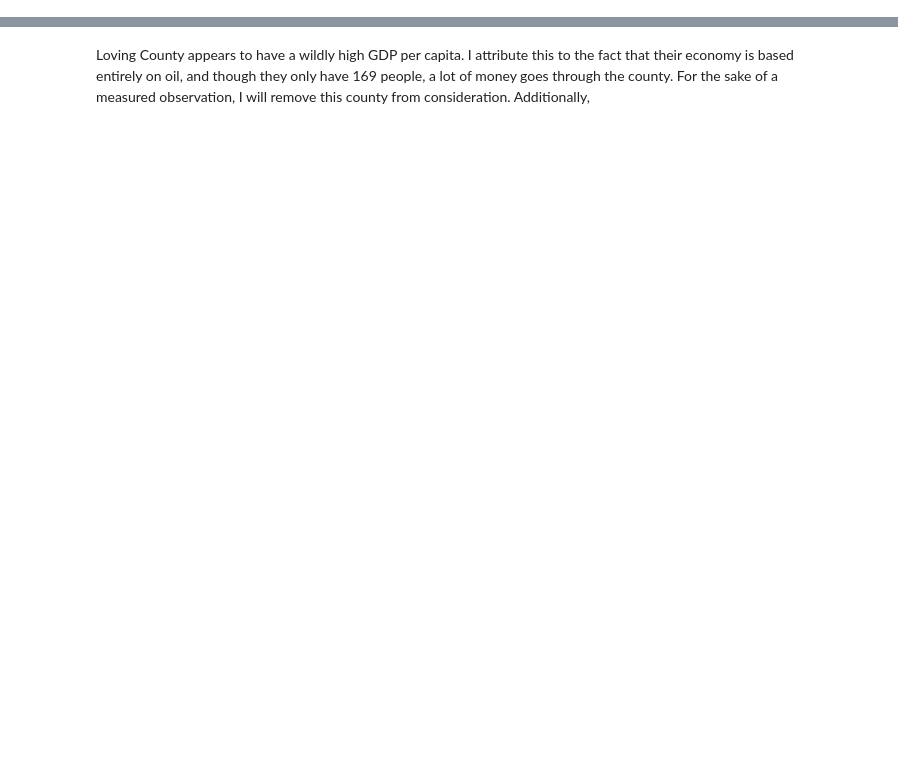
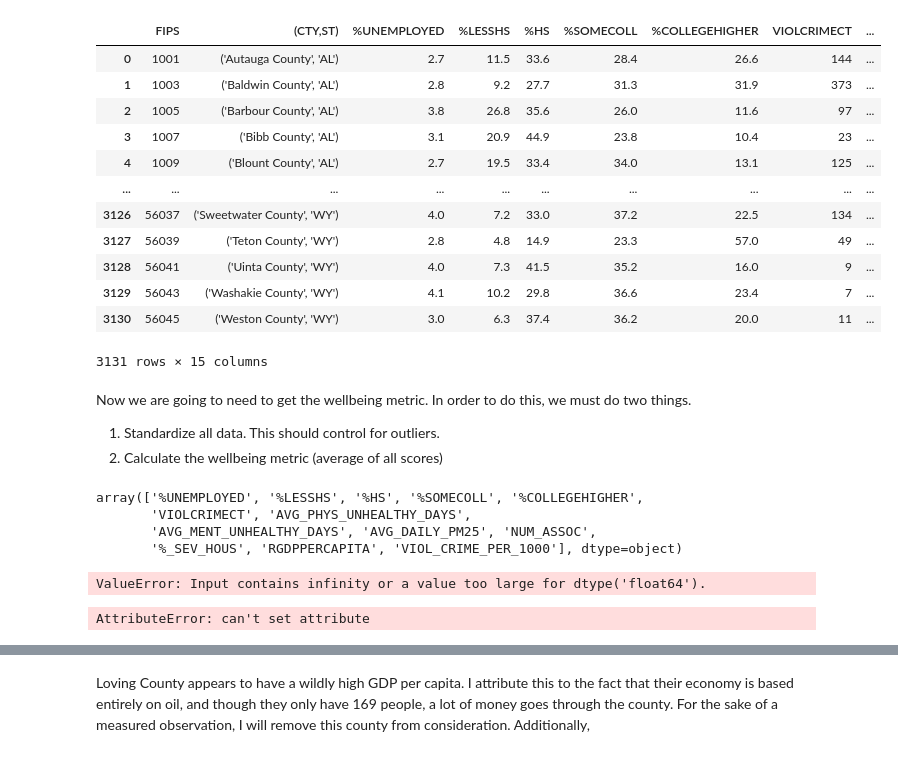
Before and after one commit to tyrant5678/ethicalAnalyticsF2021, a Jupyter notebook: analysis.ipynb, the cells around one changed output, grey strips where cells are left out. Cells and saved outputs as stored; diff of their text form; code cells hidden in the pictures; blank space fills up the shorter version.

```diff
--- a/analysis.ipynb
+++ b/analysis.ipynb
@@ -19,9 +19,9 @@ data.head(10)
 | 8 | 1017 | ('Chambers County', 'AL') | 2.9 | 18.4 | 36.7 | 31.6 | 13.3 | 33254 | 170 | ... |
 | 9 | 1019 | ('Cherokee County', 'AL') | 2.9 | 18.4 | 40.3 | 28.6 | 12.8 | 26196 | 77 | ... |
 # %%
-# First thing that we need to do is add 2 derived features (RGDP/CAPITA) and violent crime rates per thousand people, then we can go forward with analysis
+# First thing that we need to do is add 2 derived features (RGDP/CAPITA) and 1000s of people per violent crime, then we can go forward with analysis
 data = data.assign(RGDPPERCAPITA=data['RGDP2019']/data['POPEST2019'])
-data = data.assign(VIOL_CRIME_PER_1000=data['VIOLCRIMECT']/(data['POPEST2019']/1000))
+data = data.assign(VIOL_CRIME_PER_1000=(data['POPEST2019']/1000)/data['VIOLCRIMECT'])
 data.head(10)
 # %% [output]
 |  | FIPS | (CTY,ST) | %UNEMPLOYED | %LESSHS | %HS | %SOMECOLL | %COLLEGEHIGHER | POPEST2019 | VIOLCRIMECT | ... |
@@ -35,6 +35,61 @@ data.head(10)
 | 7 | 1015 | ('Calhoun County', 'AL') | 3.6 | 15.6 | 32.8 | 33.2 | 18.5 | 113605 | 719 | ... |
 | 8 | 1017 | ('Chambers County', 'AL') | 2.9 | 18.4 | 36.7 | 31.6 | 13.3 | 33254 | 170 | ... |
 | 9 | 1019 | ('Cherokee County', 'AL') | 2.9 | 18.4 | 40.3 | 28.6 | 12.8 | 26196 | 77 | ... |
+# %%
+# now we need to clean up the data a little bit, replacing missing values with median and so on
+data = data.replace('No data', np.nan)
+data = data.fillna(data['AVG_DAILY_PM25'].median())
+data = data.drop('RGDP2019', axis=1)
+data = data.drop('POPEST2019', axis=1)
+data
+# %% [output]
+|  | FIPS | (CTY,ST) | %UNEMPLOYED | %LESSHS | %HS | %SOMECOLL | %COLLEGEHIGHER | VIOLCRIMECT | ... |
+| 0 | 1001 | ('Autauga County', 'AL') | 2.7 | 11.5 | 33.6 | 28.4 | 26.6 | 144 | ... |
+| 1 | 1003 | ('Baldwin County', 'AL') | 2.8 | 9.2 | 27.7 | 31.3 | 31.9 | 373 | ... |
+| 2 | 1005 | ('Barbour County', 'AL') | 3.8 | 26.8 | 35.6 | 26.0 | 11.6 | 97 | ... |
+| 3 | 1007 | ('Bibb County', 'AL') | 3.1 | 20.9 | 44.9 | 23.8 | 10.4 | 23 | ... |
+| 4 | 1009 | ('Blount County', 'AL') | 2.7 | 19.5 | 33.4 | 34.0 | 13.1 | 125 | ... |
+| ... | ... | ... | ... | ... | ... | ... | ... | ... | ... |
+| 3126 | 56037 | ('Sweetwater County', 'WY') | 4.0 | 7.2 | 33.0 | 37.2 | 22.5 | 134 | ... |
+| 3127 | 56039 | ('Teton County', 'WY') | 2.8 | 4.8 | 14.9 | 23.3 | 57.0 | 49 | ... |
+| 3128 | 56041 | ('Uinta County', 'WY') | 4.0 | 7.3 | 41.5 | 35.2 | 16.0 | 9 | ... |
+| 3129 | 56043 | ('Washakie County', 'WY') | 4.1 | 10.2 | 29.8 | 36.6 | 23.4 | 7 | ... |
+| 3130 | 56045 | ('Weston County', 'WY') | 3.0 | 6.3 | 37.4 | 36.2 | 20.0 | 11 | ... |
+3131 rows × 15 columns
+# %% [markdown]
+Now  we are going to need to get the wellbeing metric. In order to do this, we must do two things.
+<ol>
+    <li>Standardize all data. This should control for outliers.</li>
+    <li>Calculate the wellbeing metric (average of all scores)</li>
+</ol>
+# %%
+data.columns.values[2:]
+# %% [output]
+array(['%UNEMPLOYED', '%LESSHS', '%HS', '%SOMECOLL', '%COLLEGEHIGHER',
+       'VIOLCRIMECT', 'AVG_PHYS_UNHEALTHY_DAYS',
+       'AVG_MENT_UNHEALTHY_DAYS', 'AVG_DAILY_PM25', 'NUM_ASSOC',
+       '%_SEV_HOUS', 'RGDPPERCAPITA', 'VIOL_CRIME_PER_1000'], dtype=object)
+# %%
+# standardize the data using a StandardScaler
+from sklearn.preprocessing import StandardScaler
+from sklearn.impute import SimpleImputer
+from sklearn.pipeline import Pipeline
+from sklearn.compose import ColumnTransformer
+num_pipe = Pipeline([
+    ('Scale',StandardScaler())
+])
+standardizer = ColumnTransformer([
+    ('num_ele', num_pipe,data.columns.values[2:])
+])
+data_processed = pd.DataFrame(standardizer.fit_transform(data))
+# %% [output]
+ValueError: Input contains infinity or a value too large for dtype('float64').
+# %%
+cols = data.columns.values[2:]
+data_processed.columns.values = cols
+data_processed
+# %% [output]
+AttributeError: can't set attribute
 # %%
 # add our wellbeing metric to the data (wellbeing = (viol crime per 1000 + avg ment. unhealthy days + avg. phys. unhealthy days + rgdppercapita + %unemployed)/5)
 data = data.assign(WELLBEING=(-data['VIOL_CRIME_PER_1000']+data['RGDPPERCAPITA']-data['AVG_MENT_UNHEALTHY_DAYS']-data['AVG_PHYS_UNHEALTHY_DAYS']-data['%UNEMPLOYED'])/5)
```
Also changed, not shown: 7 other files.
